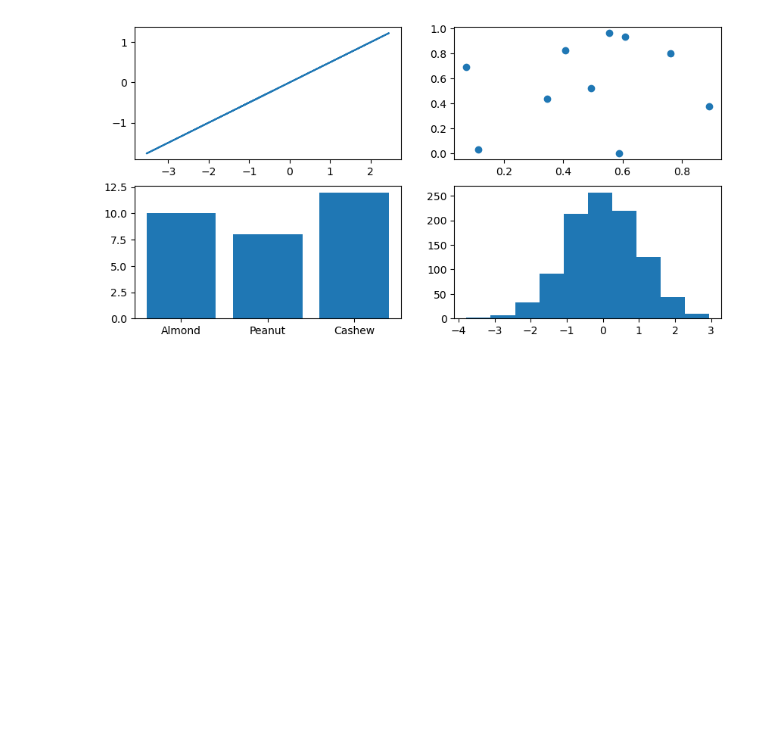
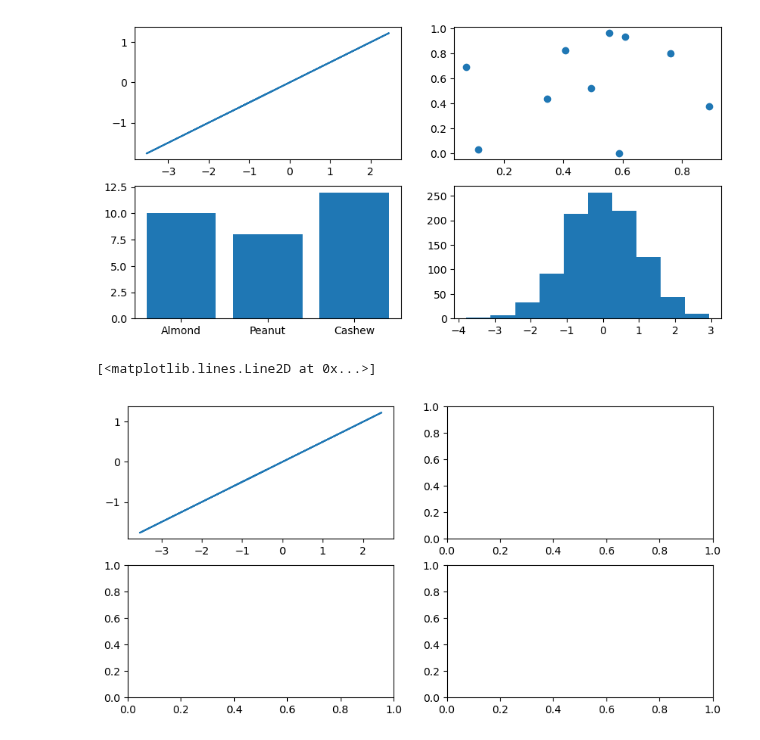
Before and after one commit to snmsndhu/Machine_Learning, a Jupyter notebook: 03_matplotlib/introduction_to_matplotlib.ipynb, the cells around one changed output. Saved outputs shown, nothing was run; the diff lists cells and outputs as text; code cells hidden in the pictures; blank space fills up the shorter version.

```diff
--- a/03_matplotlib/introduction_to_matplotlib.ipynb
+++ b/03_matplotlib/introduction_to_matplotlib.ipynb
@@ -178,3 +178,14 @@ ax3.bar(nut_butter_prices.keys(), nut_butter_prices.values())
 ax4.hist(np.random.randn(1000));
 # %% [output]
 [figure]
+# %%
+# Option 2
+
+fig, ax = plt.subplots(nrows=2, ncols=2, figsize =(10, 5))
+
+# Plot to each different index
+
+ax[0, 0].plot(x, x/2)
+# %% [output]
+[<matplotlib.lines.Line2D at 0x...>]
+[figure, added]
```
